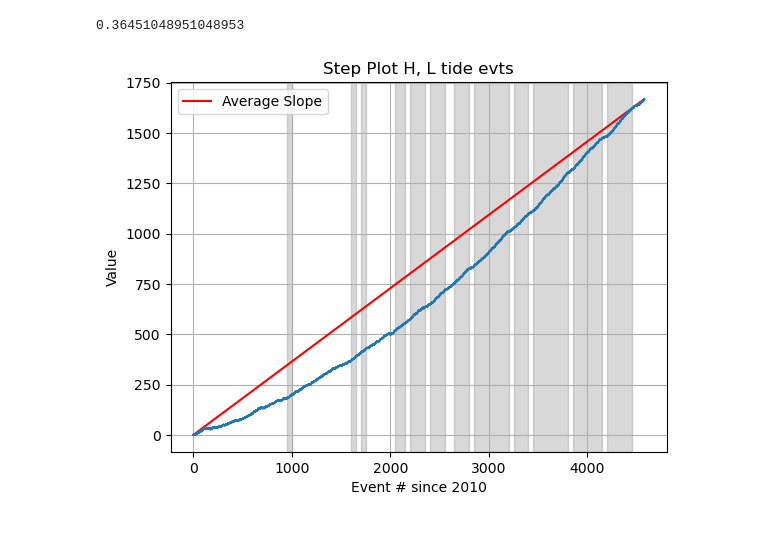
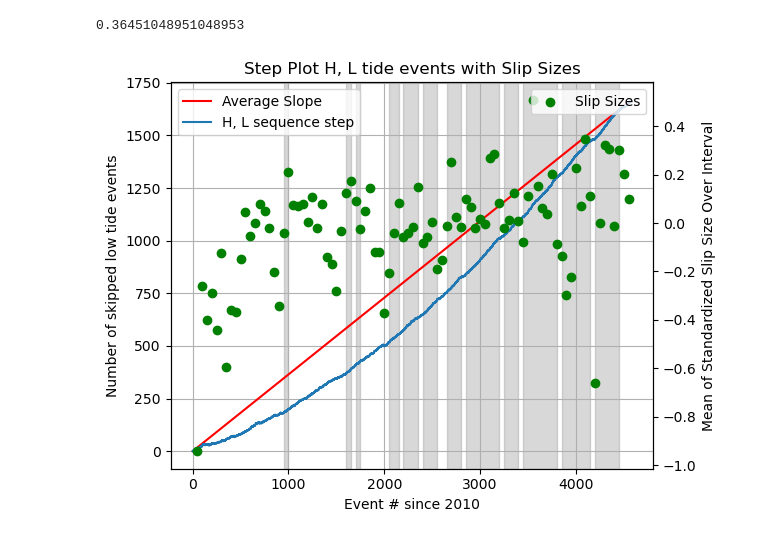
Before and after one commit to MinesGlaciology/whillans-surf, a Jupyter notebook: notebooks/SURF/Slip size prediction/HL_sequencing.ipynb, the cells around one changed output. Cells and saved outputs as stored; diff of their text form; code cells hidden in the pictures.

```diff
--- a/notebooks/SURF/Slip size prediction/HL_sequencing.ipynb
+++ b/notebooks/SURF/Slip size prediction/HL_sequencing.ipynb
@@ -42,6 +49,7 @@ fast_interval = []
 slow_interval = []
 interval_displ = []
 interval_disph = []
+interval_disp = []
 
 for i in range(0, len(y_values) - window_len, window_len):
     window = y_values[i:i+window_len]
@@ -49,7 +57,8 @@ for i in range(0, len(y_values) - window_len, window_len):
 
     # Calaculate slope
     current_sl = change/window_len
-    # print(current_sl)
+
+    interval_disp.append((i+window_len, df_full['slip_size_standardized'].iloc[i:i+window_len].mean()))
 
     # If it is above the average save the time frame
     if current_sl > averaged_sl:
@@ -74,24 +83,34 @@ zero_vals = [event for event in changes if event[1] == 0]
 # %%
 # Printing the average slope for events
 shaded_ranges = group_consecutive(sorted(fast_interval))
 
 m = averaged_sl
 y = averaged_sl * x_values
 
-plt.plot(x_values, y, label = 'Average Slope', color = 'red')
+
+fig, ax = plt.subplots()
 
 for xmin, xmax in shaded_ranges:
-    plt.axvspan(xmin, xmax, color='gray', alpha=0.3)
+    ax.axvspan(xmin, xmax, color='gray', alpha=0.3)
 
-plt.step(x_values, y_values, where='post')
-plt.title("Step Plot H, L tide evts")
-plt.xlabel("Event # since 2010")
-plt.ylabel("Value")
-plt.grid(True)
-plt.legend()
-# plt.xlim([0,250])
-# plt.ylim([0,90])
+ax.plot(x_values, y, label='Average Slope', color='red')
+ax.step(x_values, y_values, label='H, L sequence step', where='post')
+
+ax.set_title("Step Plot H, L tide events with Slip Sizes")
+ax.set_xlabel("Event # since 2010")
+ax.set_ylabel("Number of skipped low tide events")
+ax.grid(True)
+ax.legend(loc="upper left")
+
+ax1 = ax.twinx()
+x_val, y_val = zip(*interval_disp)  # unpack slip size data
+ax1.scatter(x_val, y_val, color='green', marker='o', label='Slip Sizes')
+
+ax1.set_ylabel('Mean of Standardized Slip Size Over Interval')
+ax1.legend(loc="upper right")
+
+plt.tight_layout()
 plt.show()
 # %% [output]
-[figure, old version]
+[figure, new version]
 # %%
```
Also changed, not shown: parts of 7 cells of this notebook, 17 other files.
